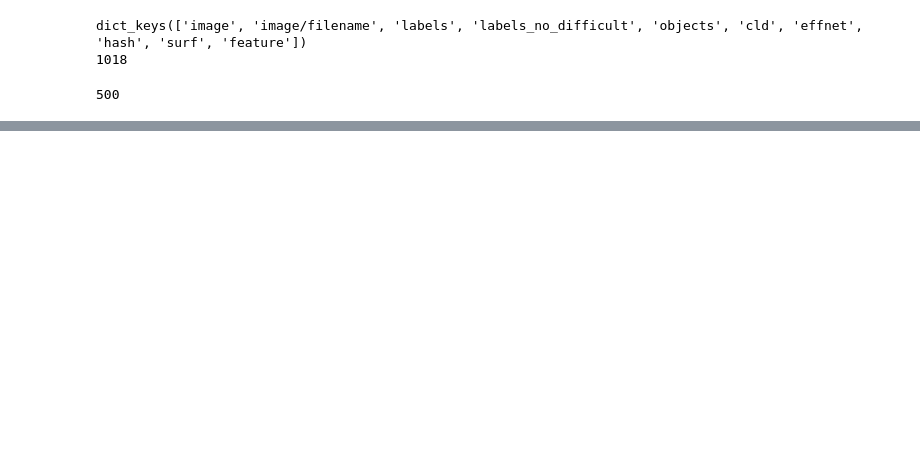
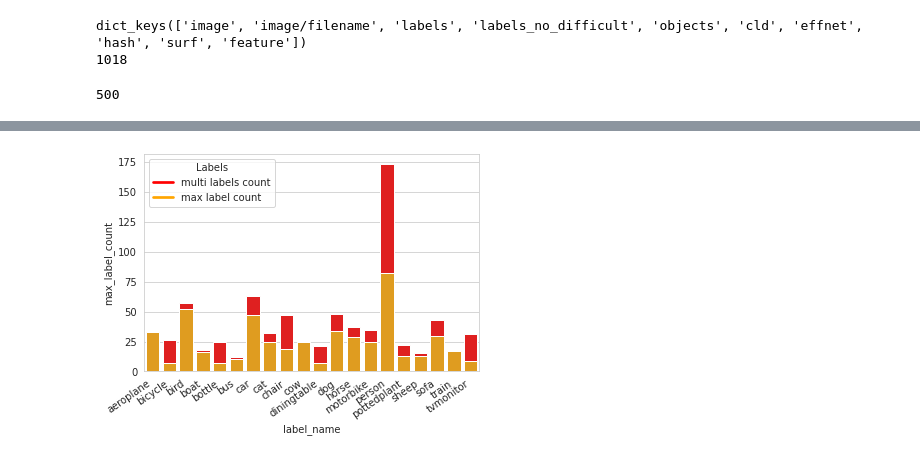
Before and after one commit to OlliPaul/ATiML_Project, a Jupyter notebook: Notebooks/evaluation number of constraints.ipynb, the cells around one changed output, grey strips where cells are left out. Cells and saved outputs as stored; diff of their text form; code cells hidden in the pictures; blank space fills up the shorter version.

```diff
--- a/Notebooks/evaluation number of constraints.ipynb
+++ b/Notebooks/evaluation number of constraints.ipynb
@@ -1288,3 +1303,20 @@ Name: used_features, dtype: object
+# %%
+bp_handle = plt.subplots()
+
+bp_handle = sns.barplot(x=labels_frame_fin.index, y=labels_frame_fin['multi_labels_count'], color='red')
+bp_handle = sns.barplot(x=labels_frame_fin.index, y=labels_frame_fin['max_label_count'], color='orange')
+
+bp_handle.set_xticklabels(
+    bp_handle.get_xticklabels(),
+    rotation=35,
+    horizontalalignment='right',
+    fontsize=10)
+bp_handle.legend(title='Labels', loc='upper left', labels=['multi labels count', 'max label count'])
+leg = bp_handle.get_legend()
+leg.legendHandles[0].set_color('red')
+leg.legendHandles[1].set_color('orange')
+# %% [output]
+[figure, added]
 # %%
 print(metric_scores_all, '\n', metric_scores_1, '\n', metric_scores_2, '\n', metric_scores_3, '\n', metric_scores_4)
 #print(metric_scores)
```
Also changed, not shown: parts of 19 cells of this notebook.
